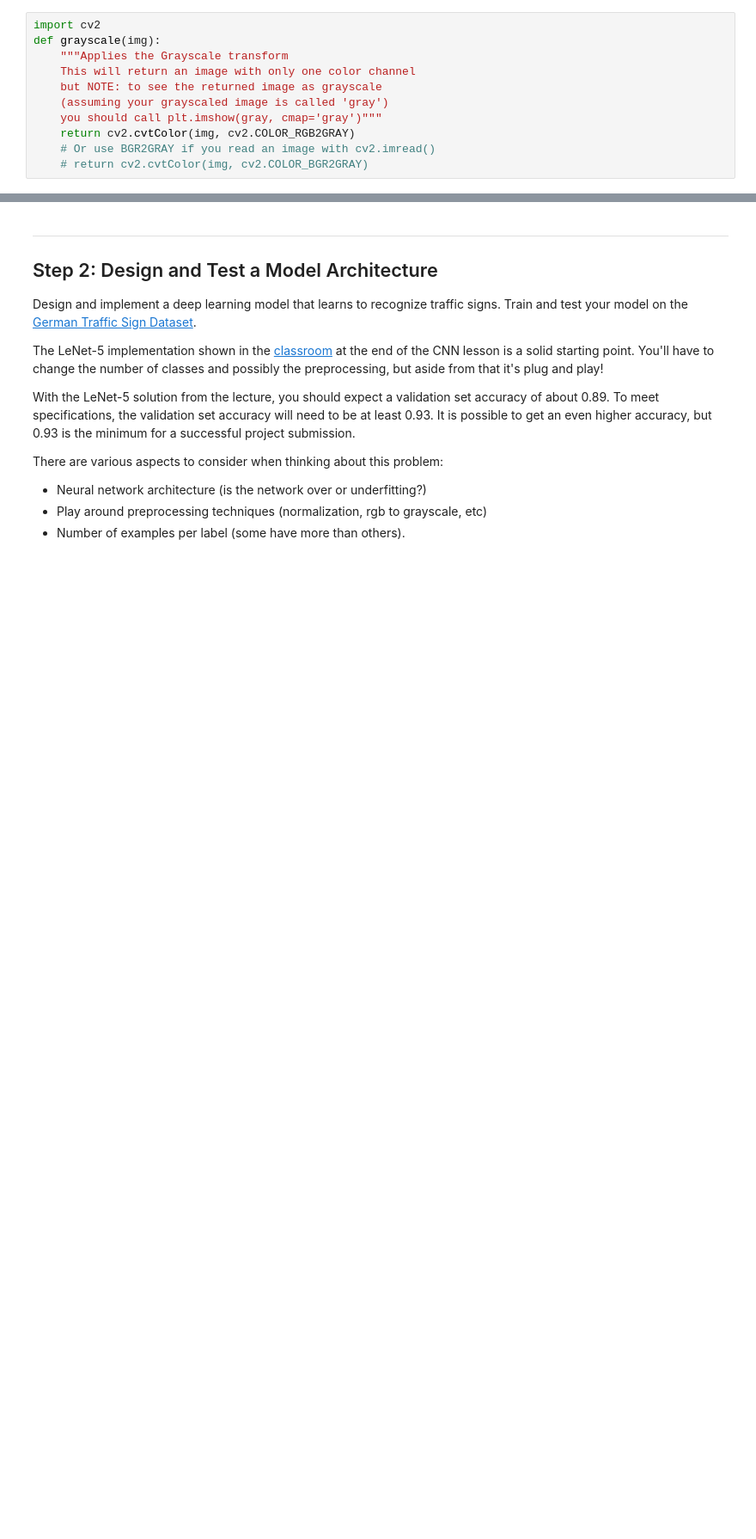
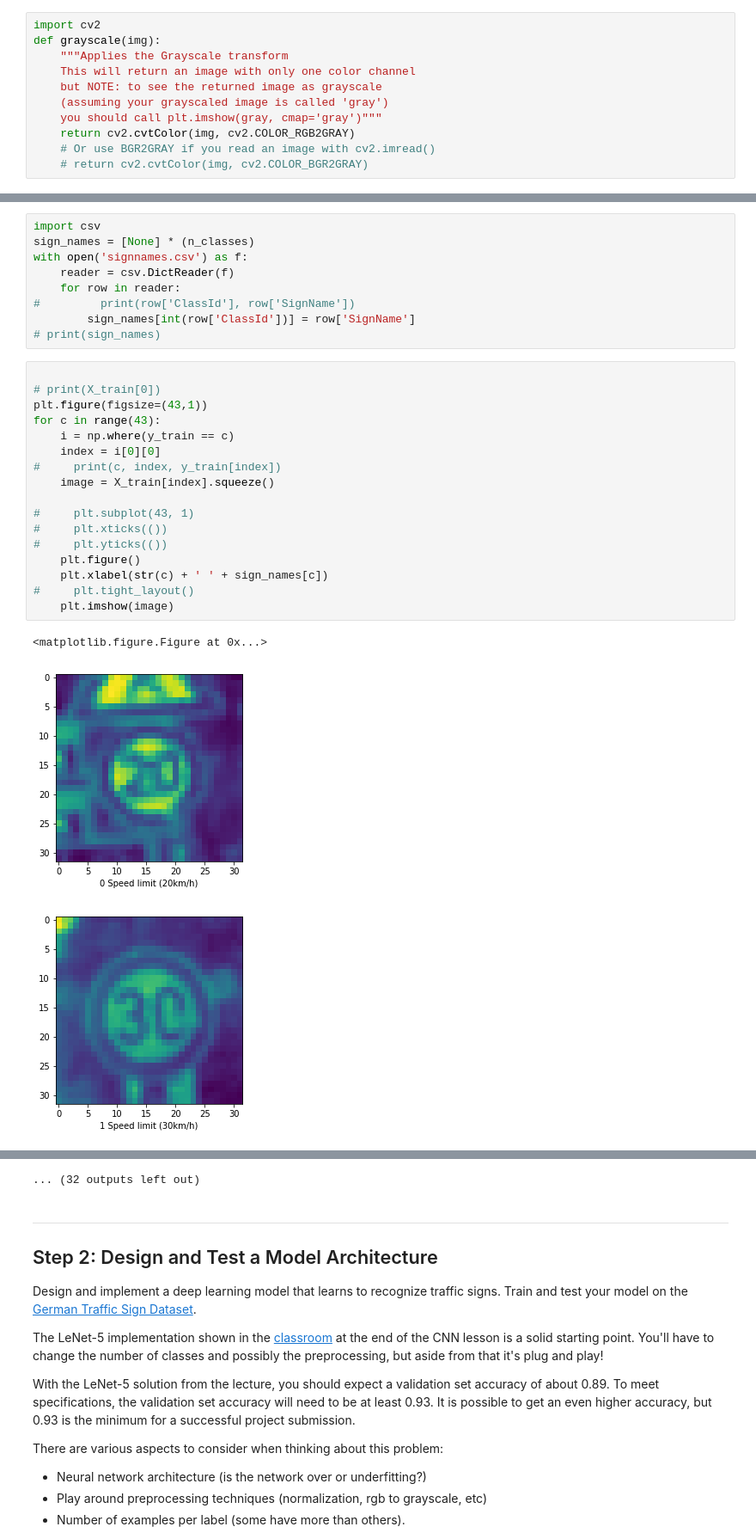
Before and after one commit to ksepehri/CarND-Traffic-Sign-Classifier-Project, a Jupyter notebook: Traffic_Sign_Classifier.ipynb, the cells around one changed output, grey strips where cells are left out. Shown at 86% size. Saved outputs shown, nothing was run; the diff lists cells and outputs as text; blank space fills up the shorter version.

```diff
--- a/Traffic_Sign_Classifier.ipynb
+++ b/Traffic_Sign_Classifier.ipynb
@@ -130,0 +133,30 @@ print(y_train[index], index)
+# %%
+import csv
+sign_names = [None] * (n_classes)
+with open('signnames.csv') as f:
+    reader = csv.DictReader(f)
+    for row in reader:
+#         print(row['ClassId'], row['SignName'])
+        sign_names[int(row['ClassId'])] = row['SignName']
+# print(sign_names)
+# %%
+
+# print(X_train[0])
+plt.figure(figsize=(43,1))
+for c in range(43):
+    i = np.where(y_train == c)
+    index = i[0][0]
+#     print(c, index, y_train[index])
+    image = X_train[index].squeeze()
+
+#     plt.subplot(43, 1)
+#     plt.xticks(())
+#     plt.yticks(())
+    plt.figure()
+    plt.xlabel(str(c) + ' ' + sign_names[c])
+#     plt.tight_layout()
+    plt.imshow(image)
+# %% [output]
+<matplotlib.figure.Figure at 0x...>
+[figure, added]
+[figure, added]
@@ -131,3 +172,4 @@ print(y_train[index], index)
+... (32 outputs left out)
 # %% [markdown]
 ----
 
```
Also changed, not shown: parts of 13 cells of this notebook, 1 other file.
